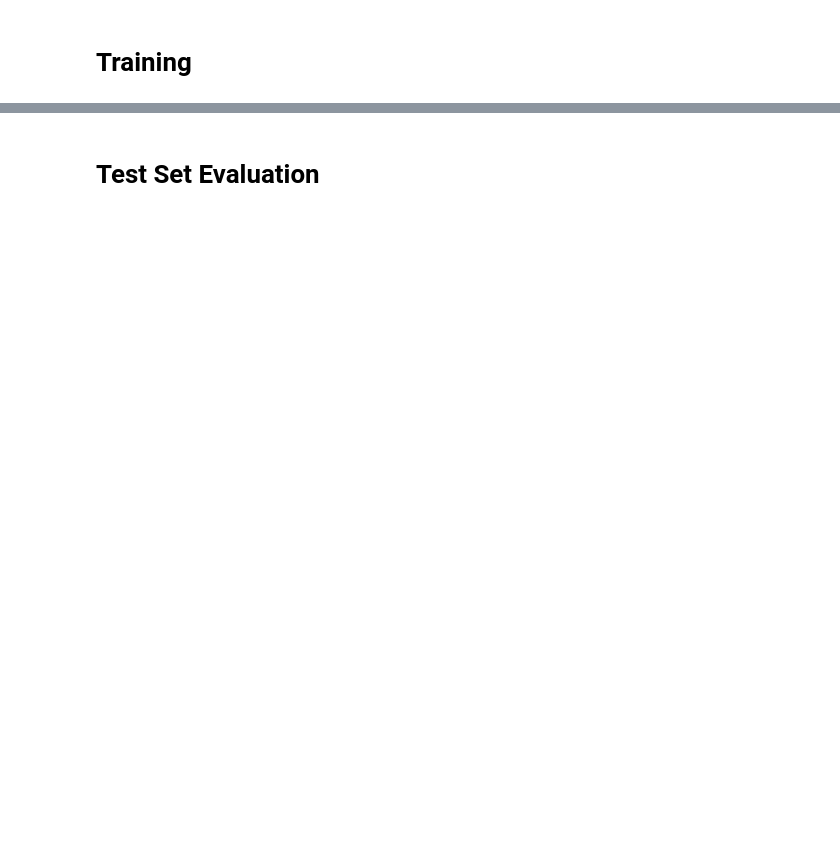
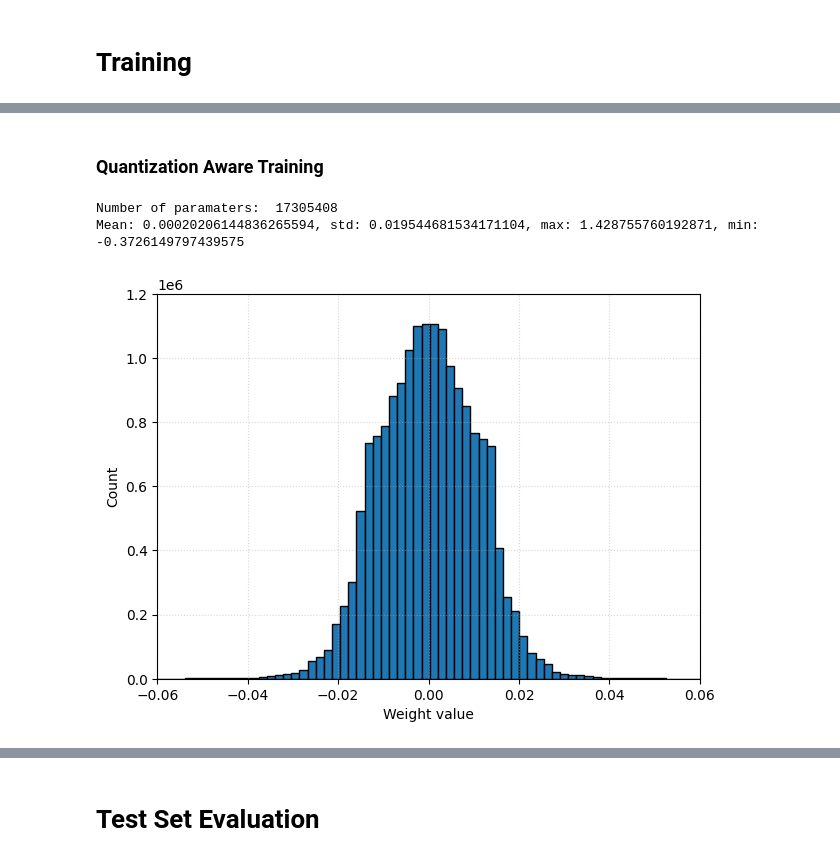
Before and after one commit to JackieLee23/HPML-Final-Project, a Jupyter notebook: quantized_density_to_phase_grad.ipynb, the cells around one changed output, grey strips where cells are left out. Saved outputs shown, nothing was run; the diff lists cells and outputs as text; code cells hidden in the pictures; blank space fills up the shorter version.

```diff
--- a/quantized_density_to_phase_grad.ipynb
+++ b/quantized_density_to_phase_grad.ipynb
@@ -542,0 +1366,46 @@ def model_size_mb(model):
+# %% [markdown]
+### Quantization Aware Training
+# %%
+def plot_weight_histogram(model, bins, log_switch):
+  eps = 1e-15
+  vals = []
+  for module in model.modules():
+    if hasattr(module, "weight"):
+        if hasattr(module, "weight_mask"):
+            w = module.weight_orig.detach().cpu().numpy()
+            m = module.weight_mask.detach().cpu().numpy()
+            vals.append(w[m == 1])
+        else:
+            vals.append(module.weight.detach().cpu().numpy().ravel())
+
+  all_vals = np.concatenate(vals)
+  all_vals = all_vals[abs(all_vals) > eps]
+  print(f'Number of paramaters: ', len(all_vals))
+
+  mean = np.mean(all_vals)
+  std = np.std(all_vals)
+  max = np.max(all_vals)
+  min = np.min(all_vals)
+  print(f"Mean: {mean}, std: {std}, max: {max}, min: {min}")
+  log_vals = np.log10(abs(all_vals + eps))
+
+  fig, ax = plt.subplots(figsize=(7, 5))
+  ax.hist(all_vals, bins=bins, edgecolor='black', log=log_switch)
+  ax.set_xlim([-0.06,0.06])
+  ax.set_ylim([0,1.2e6])
+  ax.set_xlabel("Weight value")
+  ax.set_ylabel("Count")
+  # ax.set_title("Model Weight Histogram")
+  ax.grid(True, linestyle=":", alpha=0.5)
+
+  # wandb.log(
+  #     {"weights/histogram": wandb.Image(fig)},
+  #     step=None
+  # )
+  plt.show()
+# %%
+plot_weight_histogram(unet, bins=1000, log_switch=False)
+# %% [output]
+Number of paramaters:  17305408
+Mean: 0.00020206144836265594, std: 0.019544681534171104, max: 1.428755760192871, min: -0.3726149797439575
+[figure, added]
```
Also changed, not shown: parts of 35 cells of this notebook.
